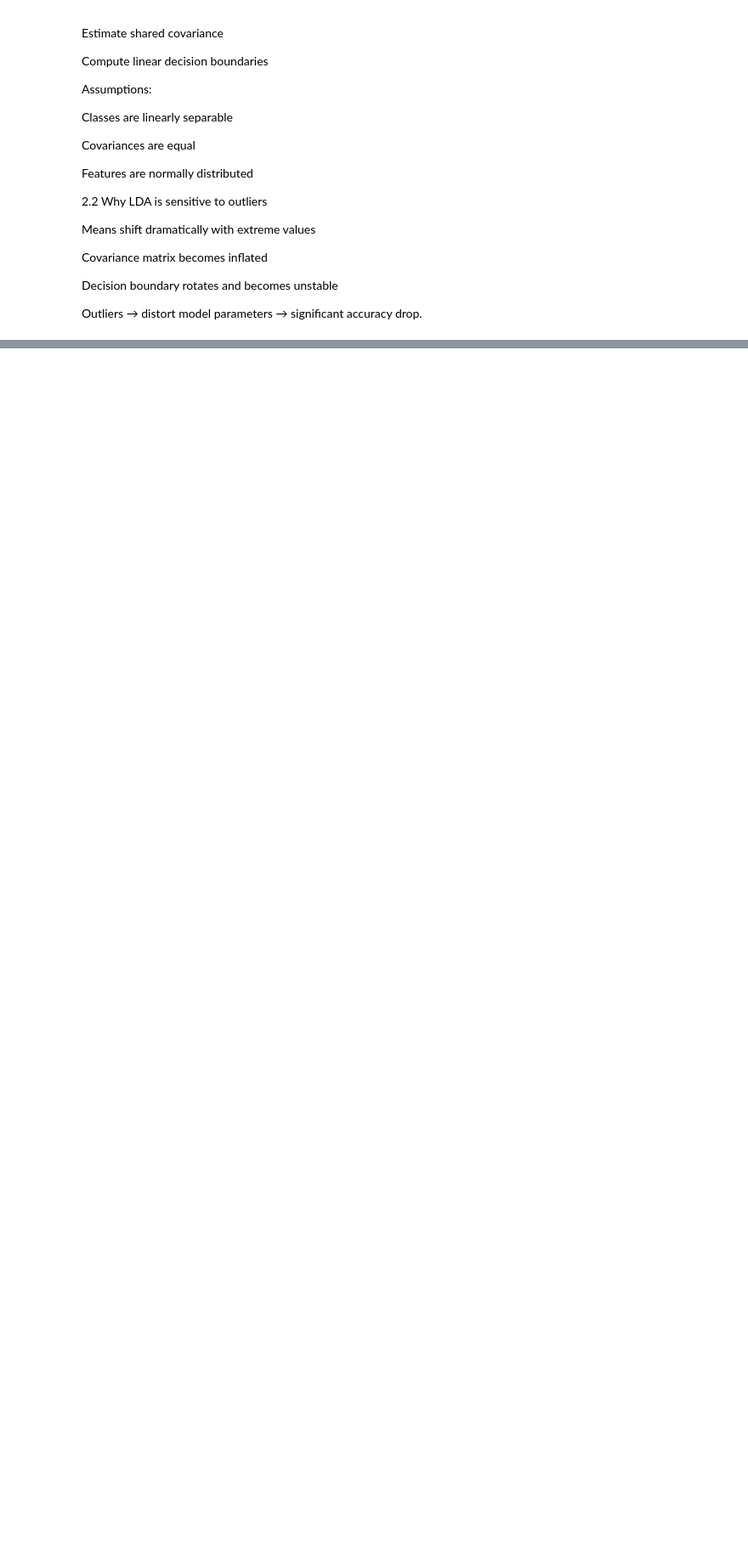
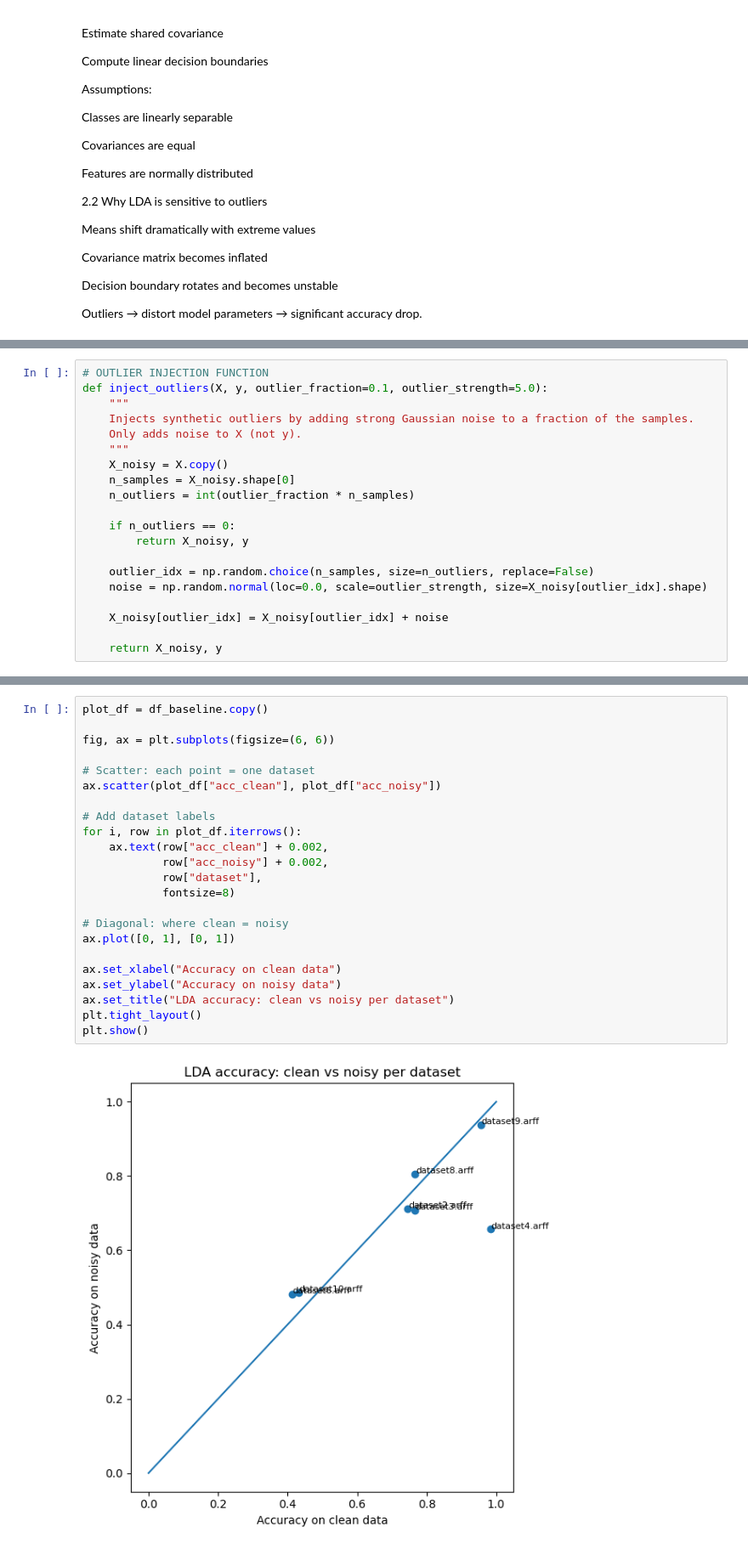
Before and after one commit to nnovajulian08/MLProject, a Jupyter notebook: final_report.ipynb, the cells around one changed output, grey strips where cells are left out. Shown at 85% size. Cells and saved outputs as stored; diff of their text form; blank space fills up the shorter version.

```diff
--- a/final_report.ipynb
+++ b/final_report.ipynb
@@ -118,0 +343,20 @@ Identify datasets most affected by outliers
+# %%
+# OUTLIER INJECTION FUNCTION
+def inject_outliers(X, y, outlier_fraction=0.1, outlier_strength=5.0):
+    """
+    Injects synthetic outliers by adding strong Gaussian noise to a fraction of the samples.
+    Only adds noise to X (not y).
+    """
+    X_noisy = X.copy()
+    n_samples = X_noisy.shape[0]
+    n_outliers = int(outlier_fraction * n_samples)
+
+    if n_outliers == 0:
+        return X_noisy, y
+
+    outlier_idx = np.random.choice(n_samples, size=n_outliers, replace=False)
+    noise = np.random.normal(loc=0.0, scale=outlier_strength, size=X_noisy[outlier_idx].shape)
+
+    X_noisy[outlier_idx] = X_noisy[outlier_idx] + noise
+
+    return X_noisy, y
@@ -118,0 +488,25 @@ Identify datasets most affected by outliers
+# %%
+plot_df = df_baseline.copy()
+
+fig, ax = plt.subplots(figsize=(6, 6))
+
+# Scatter: each point = one dataset
+ax.scatter(plot_df["acc_clean"], plot_df["acc_noisy"])
+
+# Add dataset labels
+for i, row in plot_df.iterrows():
+    ax.text(row["acc_clean"] + 0.002,
+            row["acc_noisy"] + 0.002,
+            row["dataset"],
+            fontsize=8)
+
+# Diagonal: where clean = noisy
+ax.plot([0, 1], [0, 1])
+
+ax.set_xlabel("Accuracy on clean data")
+ax.set_ylabel("Accuracy on noisy data")
+ax.set_title("LDA accuracy: clean vs noisy per dataset")
+plt.tight_layout()
+plt.show()
+# %% [output]
+[figure, added]
```
Also changed, not shown: parts of 38 cells of this notebook.
